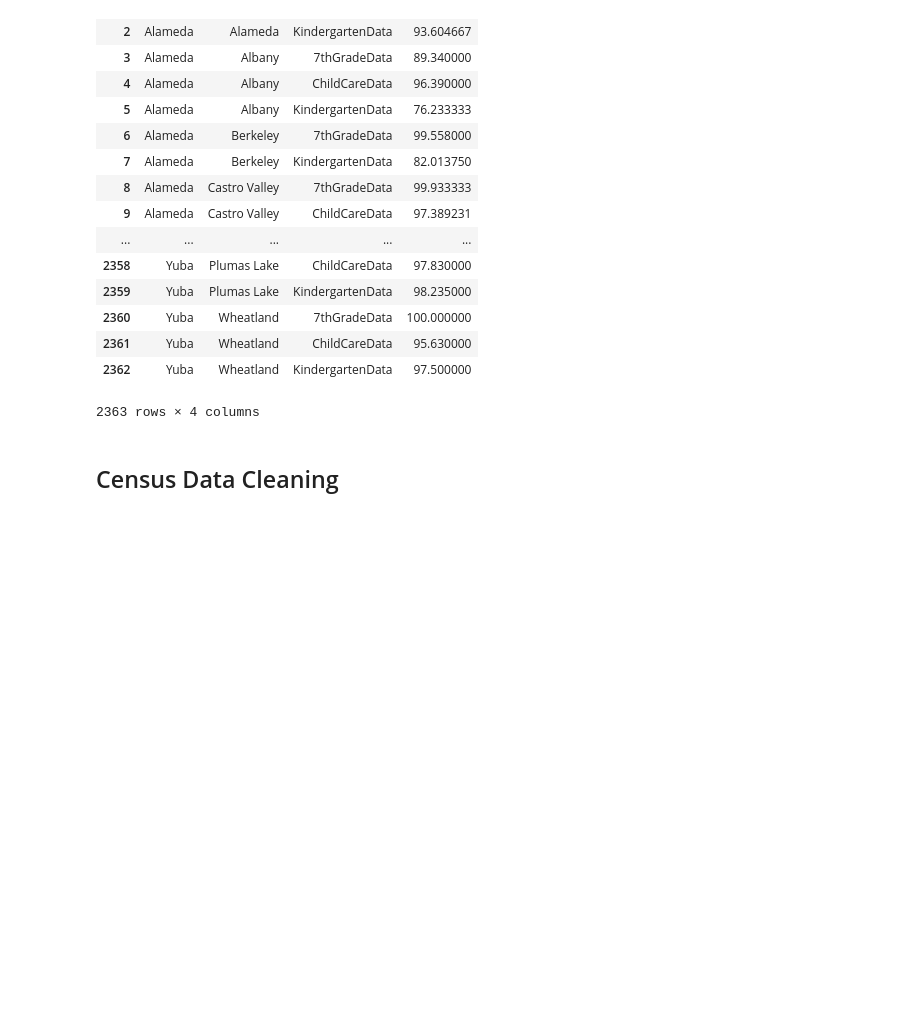
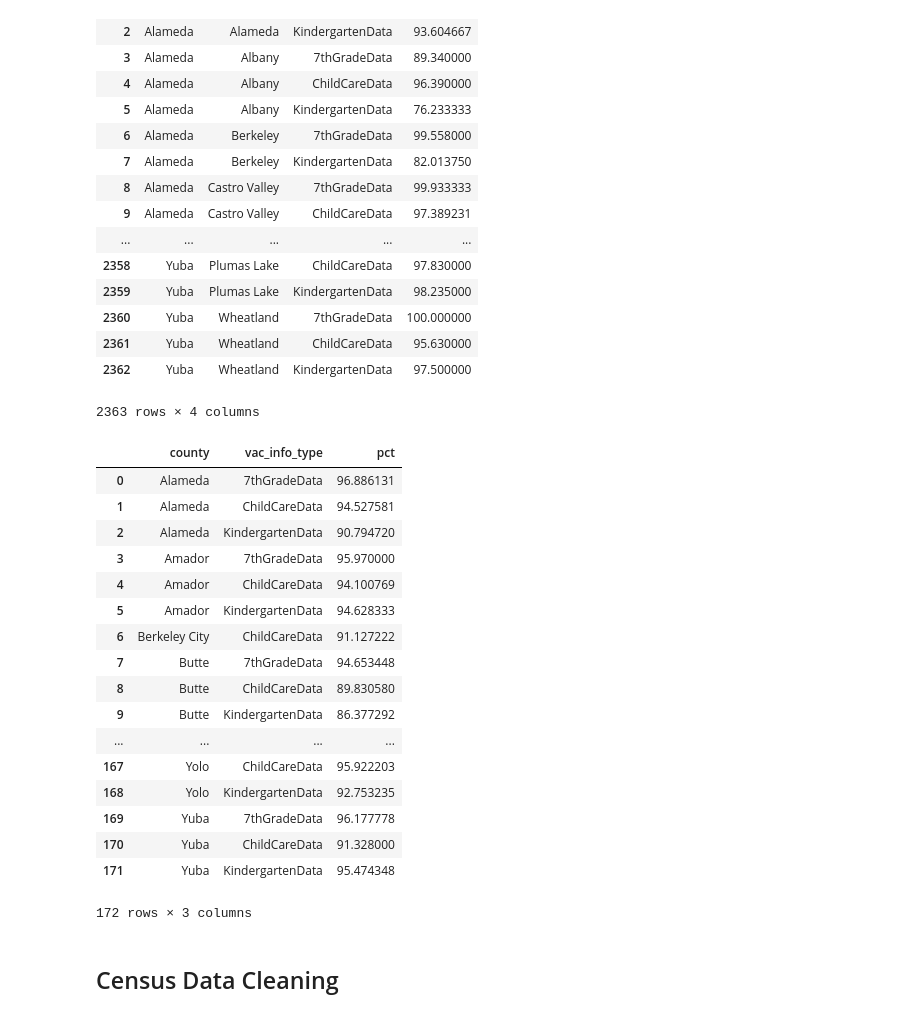
Before and after one commit to jeffrey-hsu/mids_capstone, a Jupyter notebook: vaxxfacts/cleaning_etl/Data_Cleaning_14_15.ipynb, the cells around one changed output. Cells and saved outputs as stored; diff of their text form; code cells hidden in the pictures; blank space fills up the shorter version.

```diff
--- a/vaxxfacts/cleaning_etl/Data_Cleaning_14_15.ipynb
+++ b/vaxxfacts/cleaning_etl/Data_Cleaning_14_15.ipynb
@@ -447,3 +447,27 @@ vac_pct
 # %%
 #Export average percentage of students vaccinated by county,city and grade
 vac_pct.to_csv("vac_pct_table1415.csv", index=False)
+# %%
+# create grouping by county for comparison to outbreak incidence rates
+#Get average percentage of students vaccinated by county and grade
+vac_county_pct=vac_1415.groupby(by=['county','vac_info_type'], as_index=False)['pct'].mean()
+vac_county_pct
+# %% [output]
+|  | county | vac_info_type | pct |
+| 0 | Alameda | 7thGradeData | 96.886131 |
+| 1 | Alameda | ChildCareData | 94.527581 |
+| 2 | Alameda | KindergartenData | 90.794720 |
+| 3 | Amador | 7thGradeData | 95.970000 |
+| 4 | Amador | ChildCareData | 94.100769 |
+| 5 | Amador | KindergartenData | 94.628333 |
+| 6 | Berkeley City | ChildCareData | 91.127222 |
+| 7 | Butte | 7thGradeData | 94.653448 |
+| 8 | Butte | ChildCareData | 89.830580 |
+| 9 | Butte | KindergartenData | 86.377292 |
+| ... | ... | ... | ... |
+| 167 | Yolo | ChildCareData | 95.922203 |
+| 168 | Yolo | KindergartenData | 92.753235 |
+| 169 | Yuba | 7thGradeData | 96.177778 |
+| 170 | Yuba | ChildCareData | 91.328000 |
+| 171 | Yuba | KindergartenData | 95.474348 |
+172 rows × 3 columns
```
Also changed, not shown: parts of 1 cell of this notebook, 12 other files.
